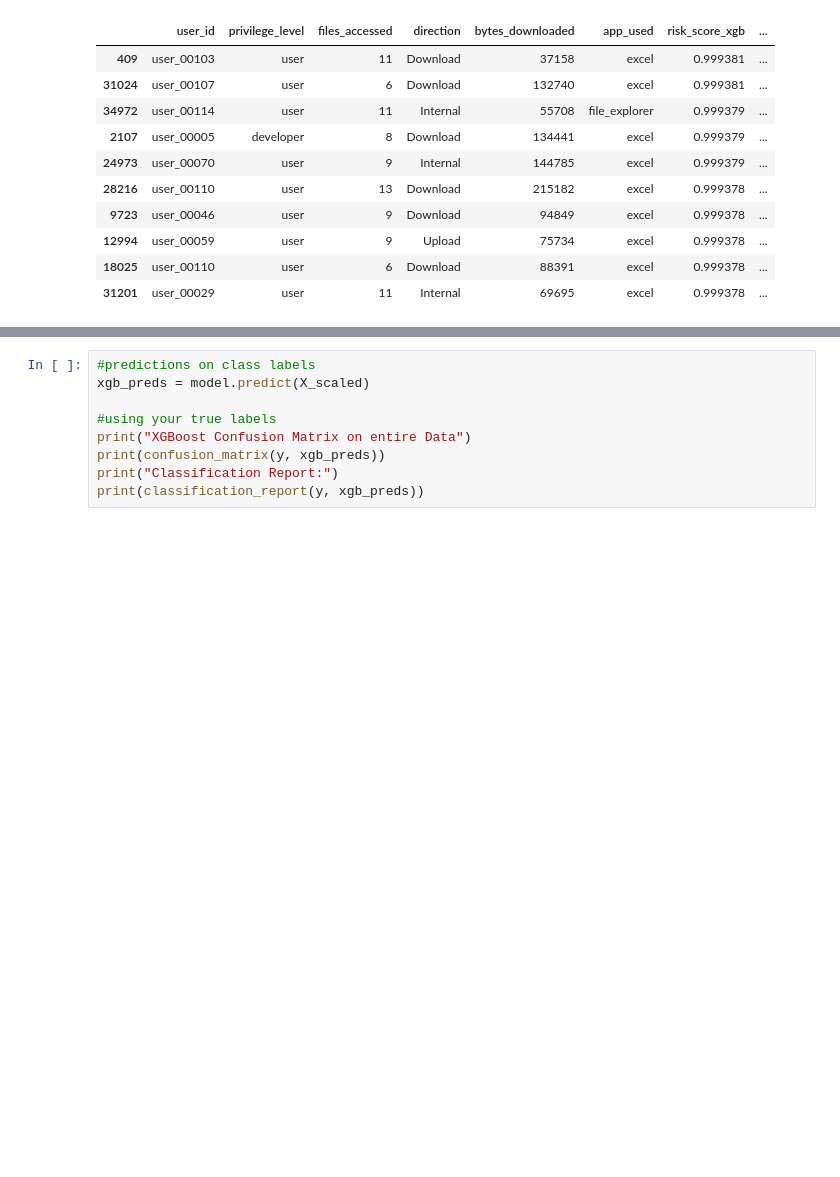
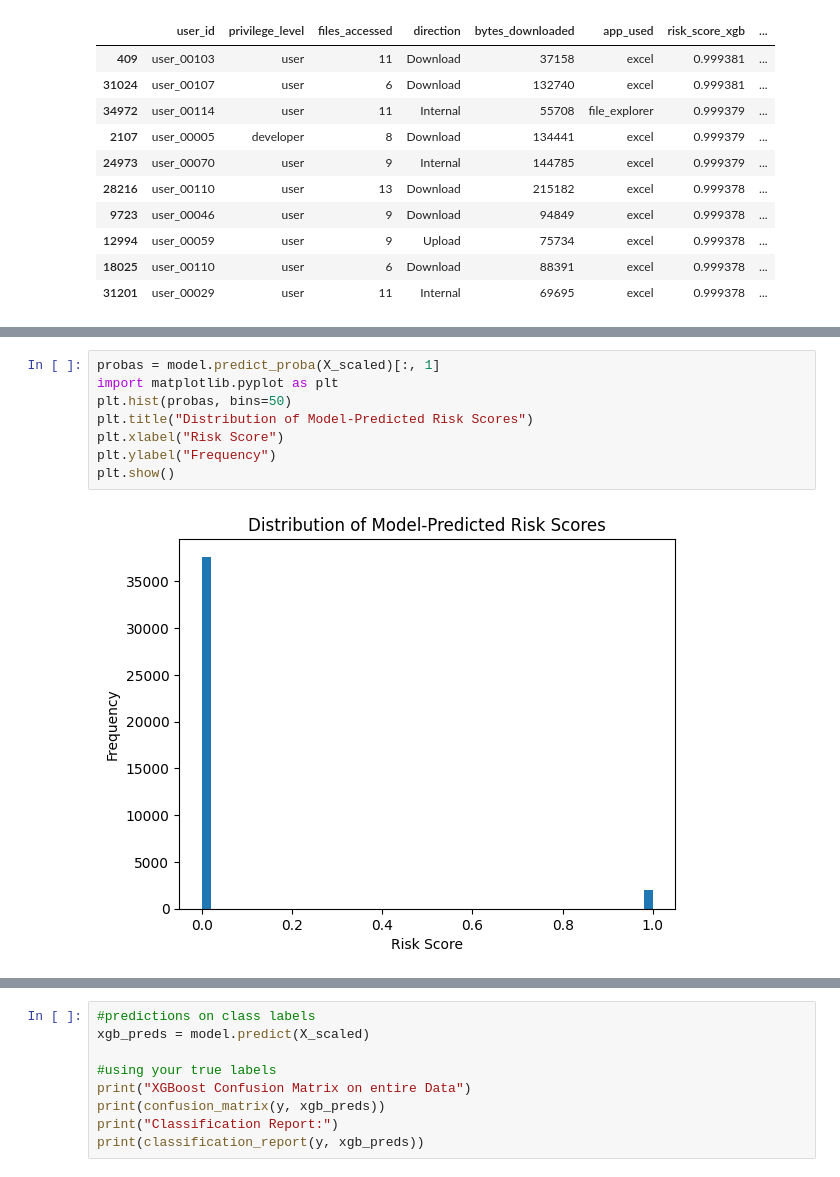
Before and after one commit to 21WH1A0427-Bhaavya/TeamUNO, a Jupyter notebook: XGBoost+RL.ipynb, the cells around one changed output, grey strips where cells are left out. Drawn from its saved outputs; the diff is of its cells as text; blank space fills up the shorter version.

```diff
--- a/XGBoost+RL.ipynb
+++ b/XGBoost+RL.ipynb
@@ -136,0 +165,10 @@ Parameters: { "use_label_encoder" } are not used.
+# %%
+probas = model.predict_proba(X_scaled)[:, 1]
+import matplotlib.pyplot as plt
+plt.hist(probas, bins=50)
+plt.title("Distribution of Model-Predicted Risk Scores")
+plt.xlabel("Risk Score")
+plt.ylabel("Frequency")
+plt.show()
+# %% [output]
+[figure, added]
```
Also changed, not shown: parts of 22 cells of this notebook.
